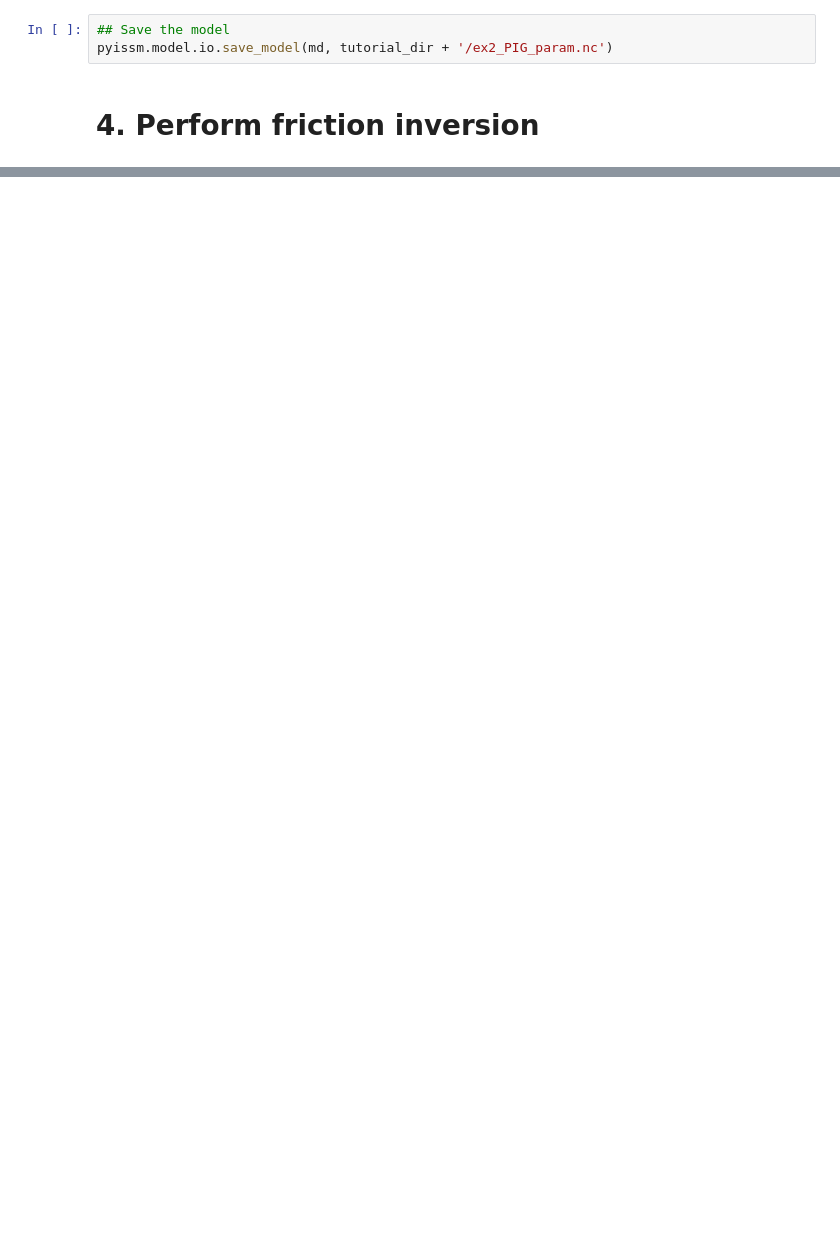
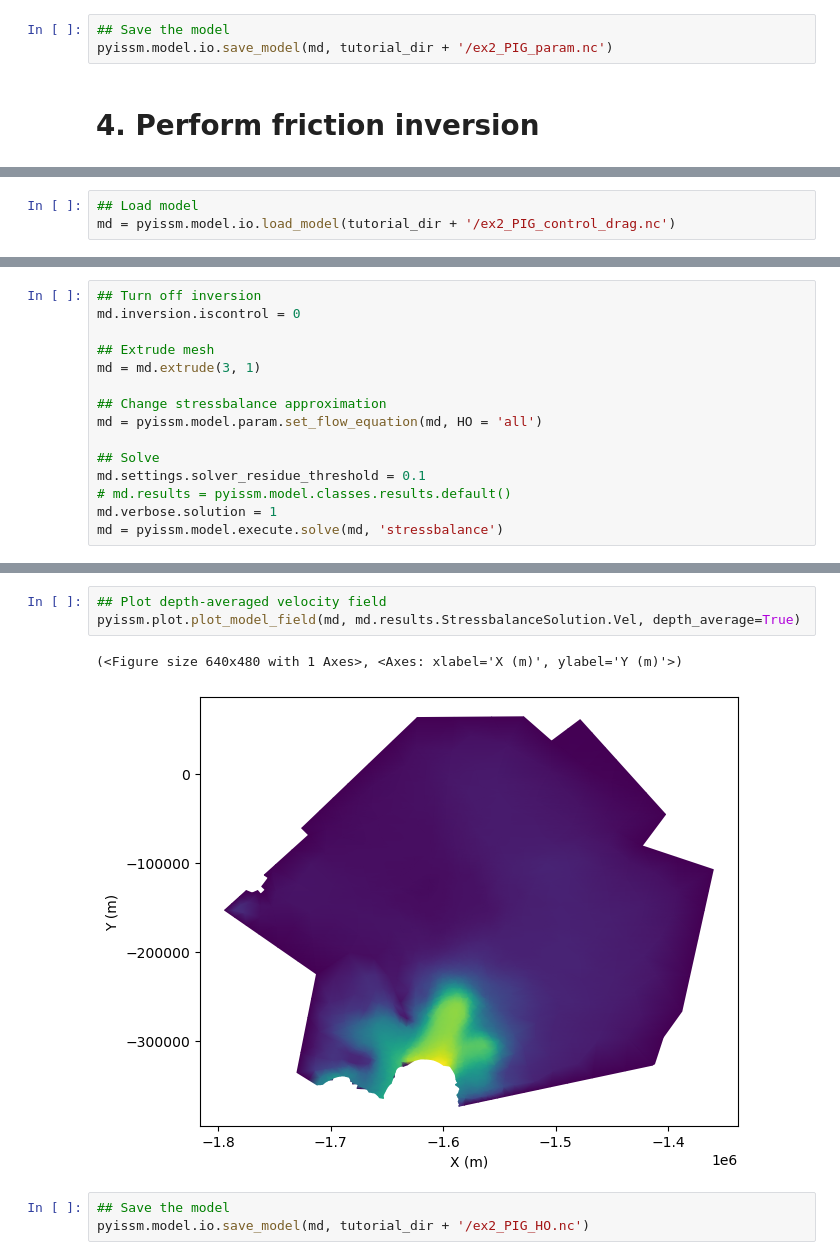
Before and after one commit to ACCESS-NRI/pyISSM, a Jupyter notebook: tutorials/ex2_PineIslandGlacier.ipynb, the cells around one changed output, grey strips where cells are left out. Drawn from its saved outputs; the diff is of its cells as text; blank space fills up the shorter version.

Commit message:
WIP - update tutorials

```diff
--- a/tutorials/ex2_PineIslandGlacier.ipynb
+++ b/tutorials/ex2_PineIslandGlacier.ipynb
@@ -225,0 +253,3 @@ pyissm.plot.plot_model_field(md, values_filled)
+# %%
+## Load model
+md = pyissm.model.io.load_model(tutorial_dir + '/ex2_PIG_control_drag.nc')
@@ -225,0 +258,15 @@ pyissm.plot.plot_model_field(md, values_filled)
+# %%
+## Turn off inversion
+md.inversion.iscontrol = 0
+
+## Extrude mesh
+md = md.extrude(3, 1)
+
+## Change stressbalance approximation
+md = pyissm.model.param.set_flow_equation(md, HO = 'all')
+
+## Solve
+md.settings.solver_residue_threshold = 0.1
+# md.results = pyissm.model.classes.results.default()
+md.verbose.solution = 1
+md = pyissm.model.execute.solve(md, 'stressbalance')
@@ -225,0 +293,9 @@ pyissm.plot.plot_model_field(md, values_filled)
+# %%
+## Plot depth-averaged velocity field
+pyissm.plot.plot_model_field(md, md.results.StressbalanceSolution.Vel, depth_average=True)
+# %% [output]
+(<Figure size 640x480 with 1 Axes>, <Axes: xlabel='X (m)', ylabel='Y (m)'>)
+[figure, added]
+# %%
+## Save the model
+pyissm.model.io.save_model(md, tutorial_dir + '/ex2_PIG_HO.nc')
```
Also changed, not shown: parts of 19 cells of this notebook, 1 other file.
